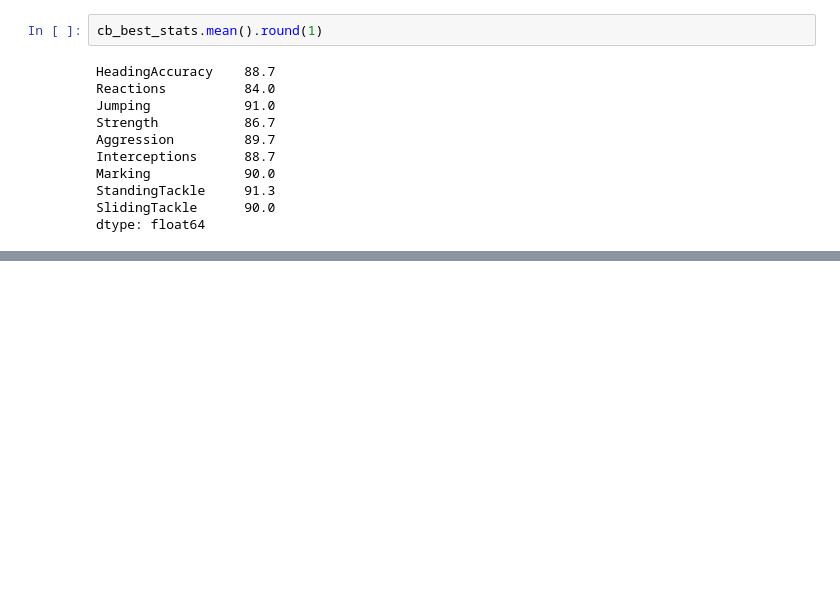
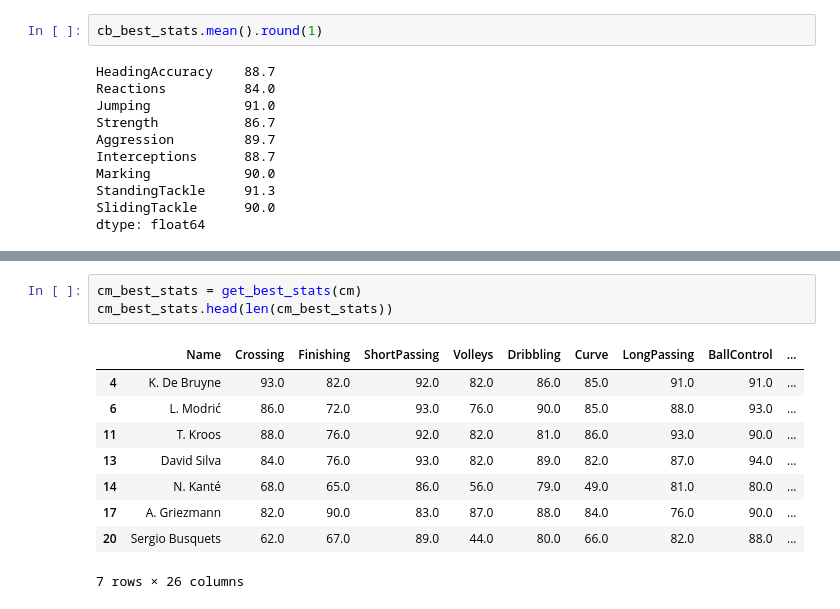
Before and after one commit to AkbarMoledina/fifa19, a Jupyter notebook: top_25.ipynb, the cells around one changed output, grey strips where cells are left out. Drawn from its saved outputs; the diff is of its cells as text; blank space fills up the shorter version.

```diff
--- a/top_25.ipynb
+++ b/top_25.ipynb
@@ -174,0 +181,13 @@ dtype: float64
+# %%
+cm_best_stats = get_best_stats(cm)
+cm_best_stats.head(len(cm_best_stats))
+# %% [output]
+|  | Name | Crossing | Finishing | ShortPassing | Volleys | Dribbling | Curve | LongPassing | BallControl | ... |
+| 4 | K. De Bruyne | 93.0 | 82.0 | 92.0 | 82.0 | 86.0 | 85.0 | 91.0 | 91.0 | ... |
+| 6 | L. Modrić | 86.0 | 72.0 | 93.0 | 76.0 | 90.0 | 85.0 | 88.0 | 93.0 | ... |
+| 11 | T. Kroos | 88.0 | 76.0 | 92.0 | 82.0 | 81.0 | 86.0 | 93.0 | 90.0 | ... |
+| 13 | David Silva | 84.0 | 76.0 | 93.0 | 82.0 | 89.0 | 82.0 | 87.0 | 94.0 | ... |
+| 14 | N. Kanté | 68.0 | 65.0 | 86.0 | 56.0 | 79.0 | 49.0 | 81.0 | 80.0 | ... |
+| 17 | A. Griezmann | 82.0 | 90.0 | 83.0 | 87.0 | 88.0 | 84.0 | 76.0 | 90.0 | ... |
+| 20 | Sergio Busquets | 62.0 | 67.0 | 89.0 | 44.0 | 80.0 | 66.0 | 82.0 | 88.0 | ... |
+7 rows × 26 columns
```
Also changed, not shown: parts of 10 cells of this notebook.
